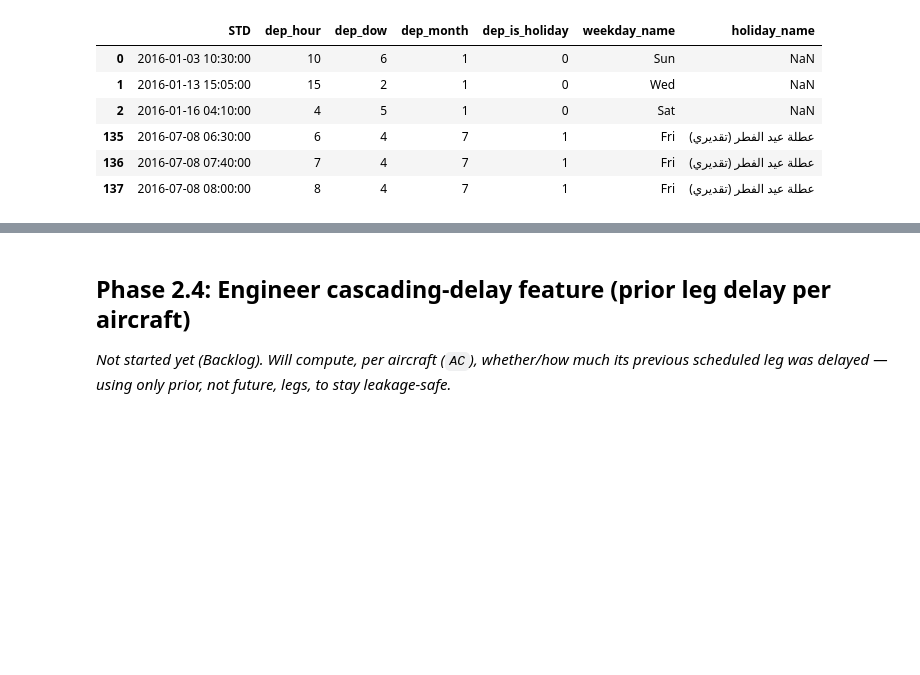
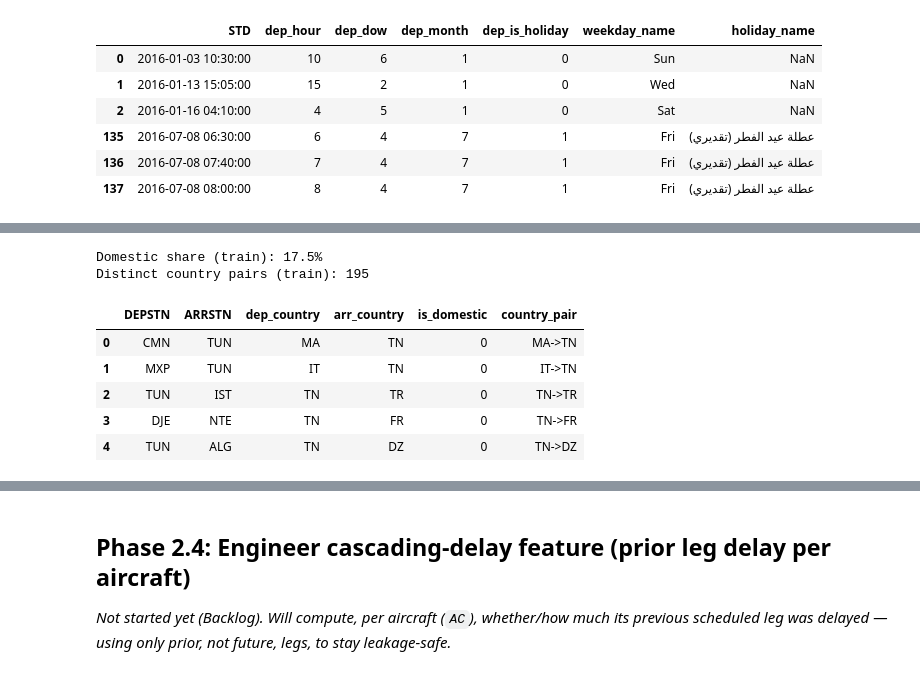
Before and after one commit to AlexDeWilde/0721-ds-ml-project-template, a Jupyter notebook: 04_flight_delay_eda_modeling.ipynb, the cells around one changed output, grey strips where cells are left out. Drawn from its saved outputs; the diff is of its cells as text; code cells hidden in the pictures; blank space fills up the shorter version.

```diff
--- a/04_flight_delay_eda_modeling.ipynb
+++ b/04_flight_delay_eda_modeling.ipynb
@@ -717,0 +755,20 @@ sample[check_cols + ["weekday_name", "holiday_name"]]
+# %%
+def tz_offset_hours(std, tz_series):
+    # UTC offset (in hours) of each row's timezone, evaluated at its own STD date
+    # so daylight saving is handled. Grouped by timezone name so tz_localize can
+    # run vectorized per group rather than row by row.
+    out = pd.Series(index=std.index, dtype=float)
+    for tzname, idx in std.groupby(tz_series).groups.items():
+        local = std.loc[idx].dt.tz_localize(
+            tzname, ambiguous="NaT", nonexistent="shift_forward"
+        )
+        utc = local.dt.tz_convert("UTC").dt.tz_localize(None)
+        out.loc[idx] = (std.loc[idx] - utc).dt.total_seconds() / 3600
+    return out
+
+for _df in (train, test):
+    dep_off = tz_offset_hours(_df["STD"], _df["dep_tz"])
+    arr_off = tz_offset_hours(_df["STD"], _df["arr_tz"])
+    _df["tz_diff_hours"] = arr_off - dep_off
+
+train[["DEPSTN", "ARRSTN", "dep_tz", "arr_tz", "tz_diff_hours"]].head()
@@ -717,0 +788,17 @@ sample[check_cols + ["weekday_name", "holiday_name"]]
+# %%
+for _df in (train, test):
+    _df["is_domestic"] = (_df["dep_country"] == _df["arr_country"]).astype(int)
+    _df["country_pair"] = _df["dep_country"] + "->" + _df["arr_country"]
+
+print("Domestic share (train):", f'{train["is_domestic"].mean() * 100:.1f}%')
+print("Distinct country pairs (train):", train["country_pair"].nunique())
+train[["DEPSTN", "ARRSTN", "dep_country", "arr_country", "is_domestic", "country_pair"]].head()
+# %% [output]
+Domestic share (train): 17.5%
+Distinct country pairs (train): 195
+|  | DEPSTN | ARRSTN | dep_country | arr_country | is_domestic | country_pair |
+| 0 | CMN | TUN | MA | TN | 0 | MA->TN |
+| 1 | MXP | TUN | IT | TN | 0 | IT->TN |
+| 2 | TUN | IST | TN | TR | 0 | TN->TR |
+| 3 | DJE | NTE | TN | FR | 0 | TN->FR |
+| 4 | TUN | ALG | TN | DZ | 0 | TN->DZ |
```
Also changed, not shown: parts of 9 cells of this notebook.
